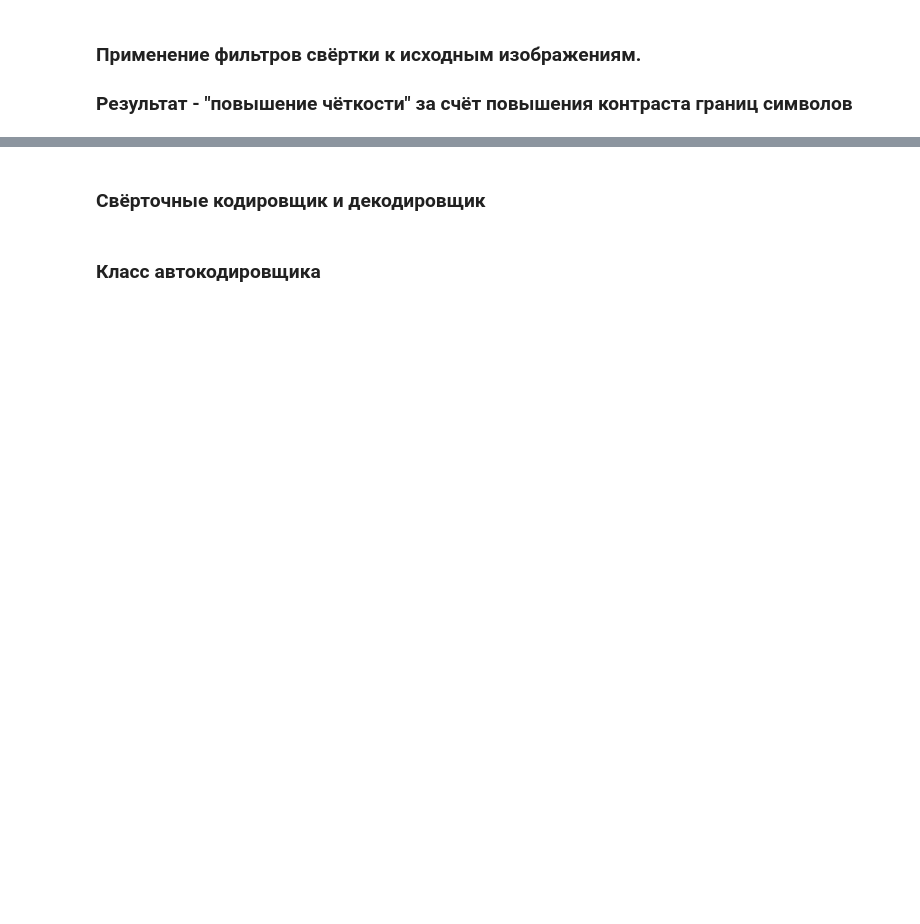
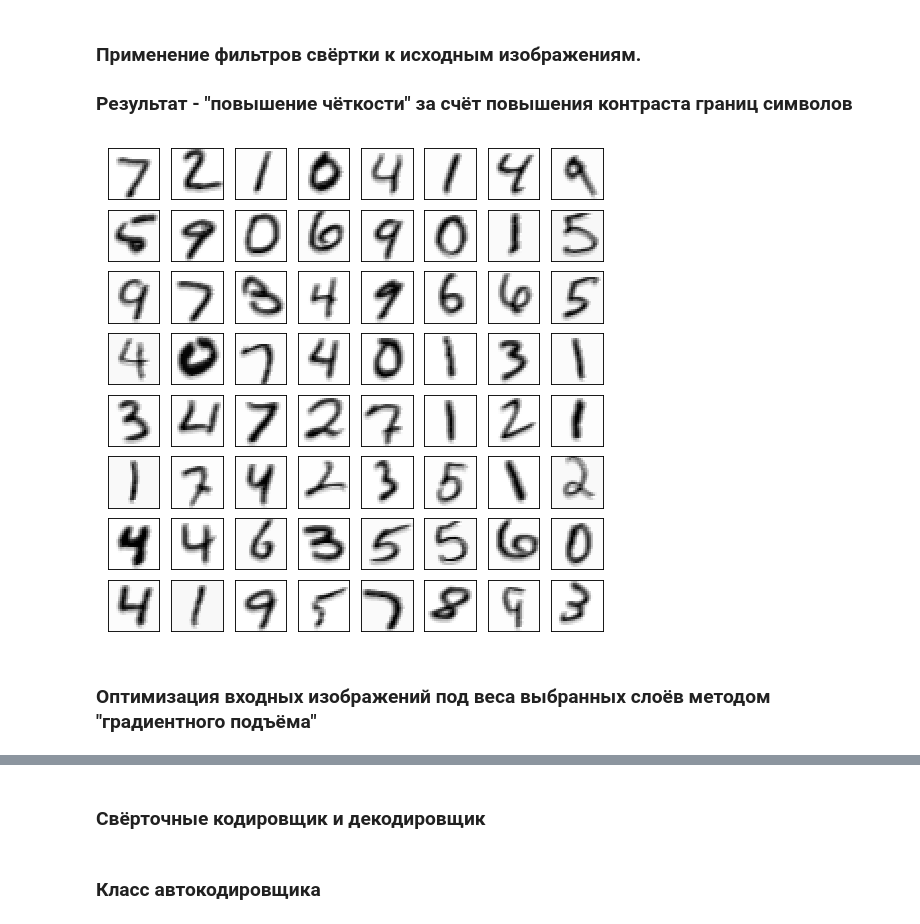
Before and after one commit to Alkud/OTUS_NN_HOMEWORKS, a Jupyter notebook: 05_CNN_AUTOENCODER/homework_cnn_autoencoder.ipynb, the cells around one changed output, grey strips where cells are left out. Cells and saved outputs as stored; diff of their text form; code cells hidden in the pictures; blank space fills up the shorter version.

```diff
--- a/05_CNN_AUTOENCODER/homework_cnn_autoencoder.ipynb
+++ b/05_CNN_AUTOENCODER/homework_cnn_autoencoder.ipynb
@@ -175,5 +169,11 @@ data, labels = next(iter(test_loader))
 # %%
-optimized_images = optimize_data(data, weight_to_plot)
+filtered_images = apply_filters(data, weight_to_plot)
 # %% [markdown]
 ### Применение фильтров свёртки к исходным изображениям.
 ### Результат - "повышение чёткости" за счёт повышения контраста границ символов
+# %%
+plot_mnist(filtered_images[:64], (8,8))
+# %% [output]
+[figure, added]
+# %% [markdown]
+### Оптимизация входных изображений под веса выбранных слоёв методом "градиентного подъёма"
```
Also changed, not shown: parts of 30 cells of this notebook.
